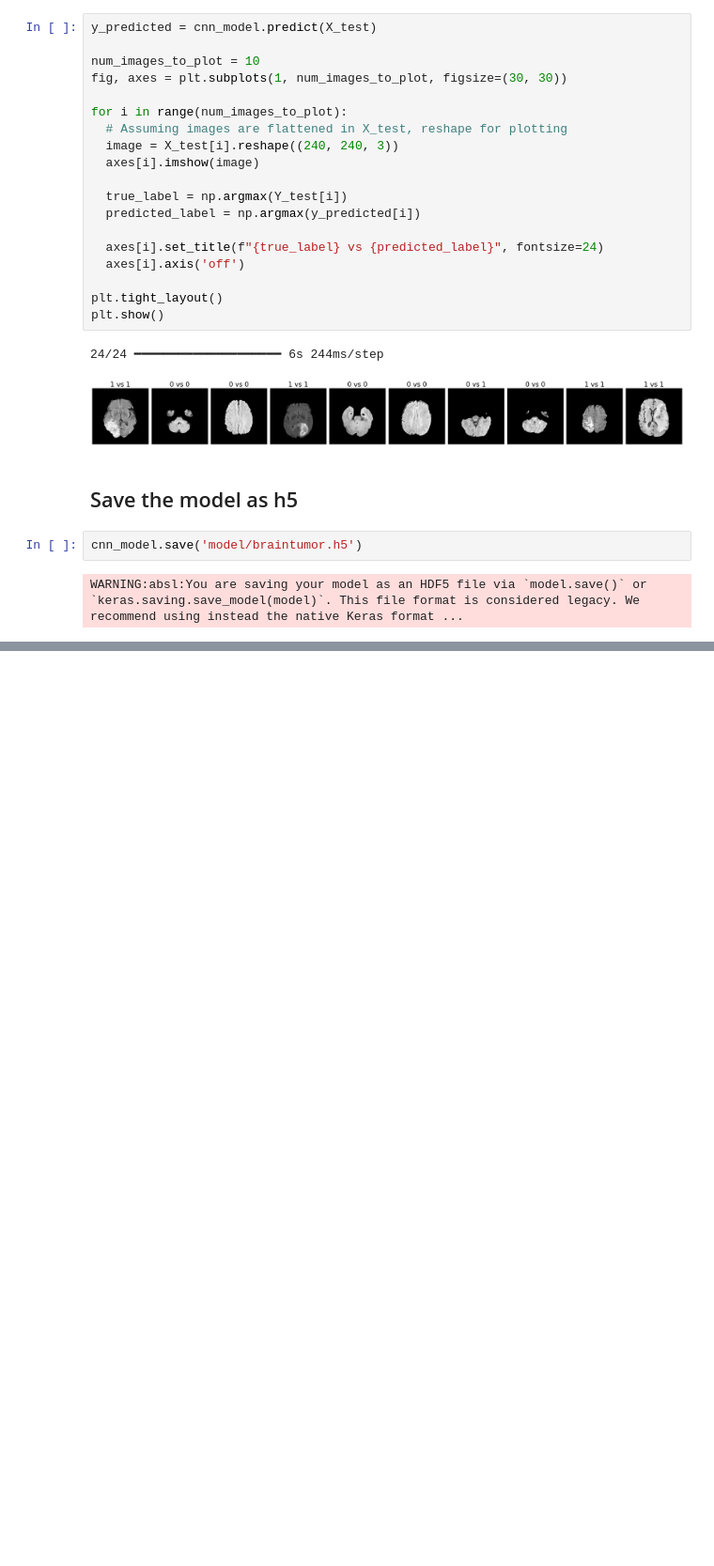
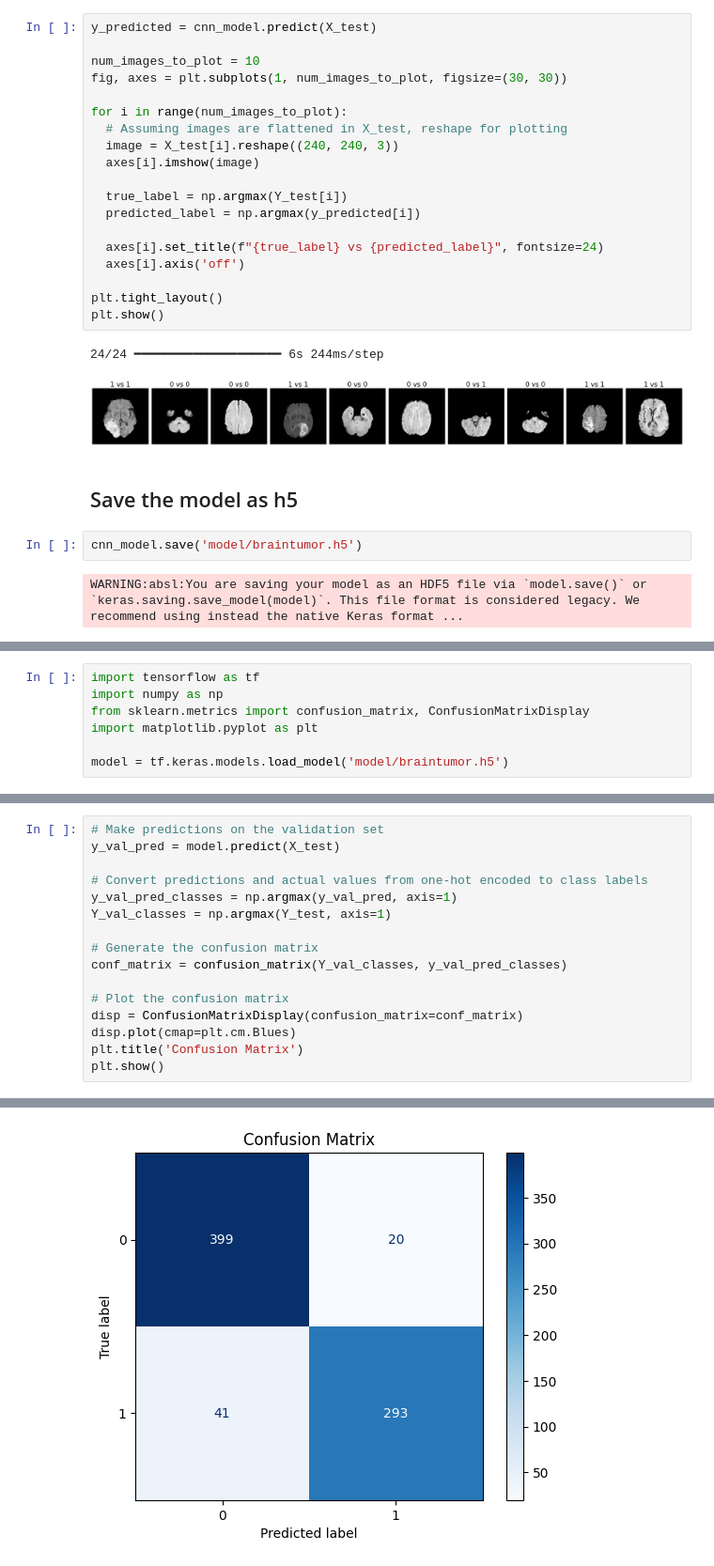
Before and after one commit to kayc0des/brain_tumor_model, a Jupyter notebook: model.ipynb, the cells around one changed output, grey strips where cells are left out. Shown: that part at 94% size. Saved outputs shown, nothing was run; the diff lists cells and outputs as text; blank space fills up the shorter version.

```diff
--- a/model.ipynb
+++ b/model.ipynb
@@ -379,0 +382,7 @@ WARNING:absl:You are saving your model as an HDF5 file via `model.save()` or `ke
+# %%
+import tensorflow as tf
+import numpy as np
+from sklearn.metrics import confusion_matrix, ConfusionMatrixDisplay
+import matplotlib.pyplot as plt
+
+model = tf.keras.models.load_model('model/braintumor.h5')
@@ -379,0 +391,17 @@ WARNING:absl:You are saving your model as an HDF5 file via `model.save()` or `ke
+# %%
+# Make predictions on the validation set
+y_val_pred = model.predict(X_test)
+
+# Convert predictions and actual values from one-hot encoded to class labels
+y_val_pred_classes = np.argmax(y_val_pred, axis=1)
+Y_val_classes = np.argmax(Y_test, axis=1)
+
+# Generate the confusion matrix
+conf_matrix = confusion_matrix(Y_val_classes, y_val_pred_classes)
+
+# Plot the confusion matrix
+disp = ConfusionMatrixDisplay(confusion_matrix=conf_matrix)
+disp.plot(cmap=plt.cm.Blues)
+plt.title('Confusion Matrix')
+plt.show()
+# %% [output]
@@ -379,0 +409 @@ WARNING:absl:You are saving your model as an HDF5 file via `model.save()` or `ke
+[figure, added]
```
Also changed, not shown: parts of 4 cells of this notebook, 6 other files.
